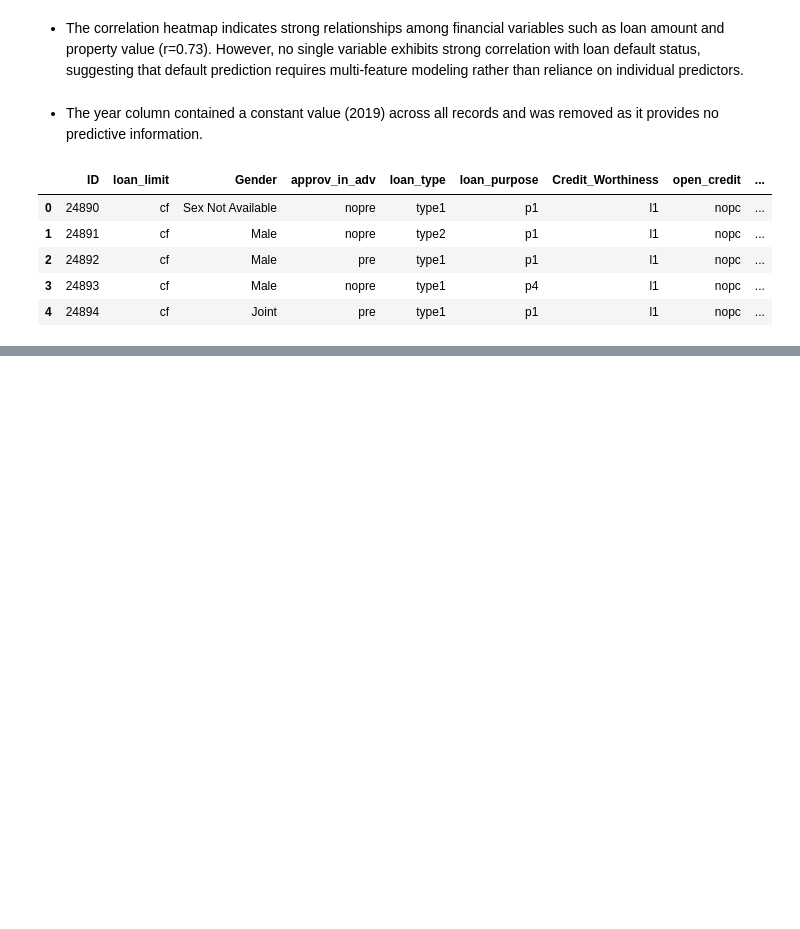
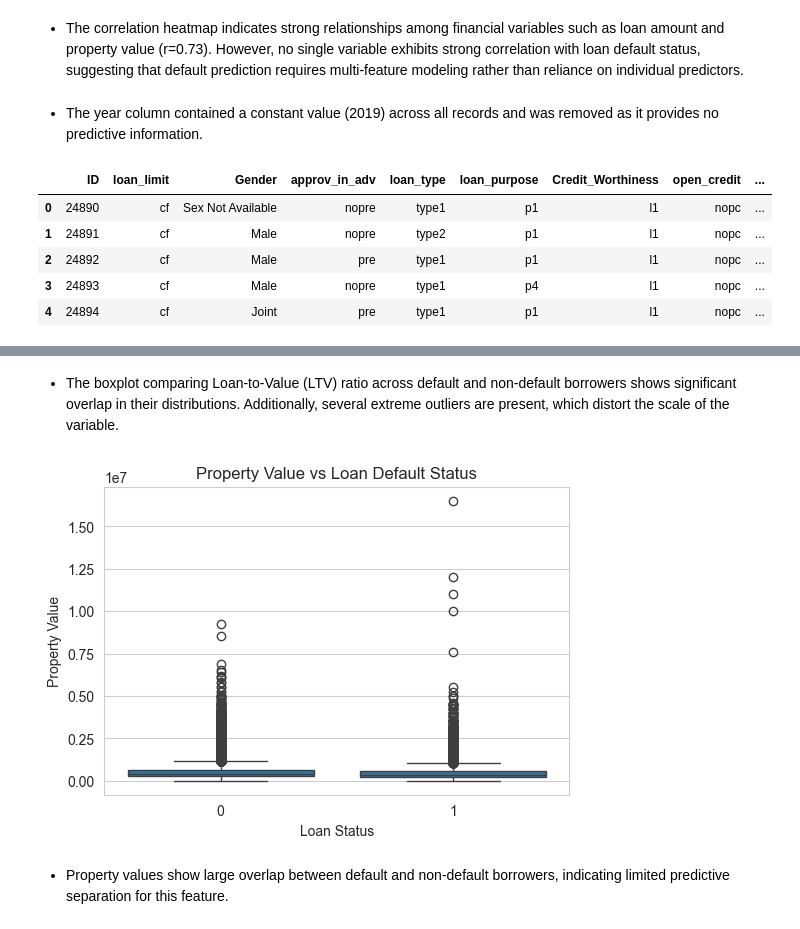
Before and after one commit to Rishabh-Devadiga/AI-Loan-Default-Prediction-, a Jupyter notebook: EDA_loan_dataset.ipynb, the cells around one changed output, grey strips where cells are left out. Drawn from its saved outputs; the diff is of its cells as text; code cells hidden in the pictures; blank space fills up the shorter version.

```diff
--- a/EDA_loan_dataset.ipynb
+++ b/EDA_loan_dataset.ipynb
@@ -288,0 +298,13 @@ df.head(5)
+# %% [markdown]
+- The boxplot comparing Loan-to-Value (LTV) ratio across default and non-default borrowers shows significant overlap in their distributions. Additionally, several extreme outliers are present, which distort the scale of the variable.
+# %%
+plt.figure(figsize=(6,4))
+sns.boxplot(x="Status", y="property_value", data=df)
+plt.title("Property Value vs Loan Default Status")
+plt.xlabel("Loan Status")
+plt.ylabel("Property Value")
+plt.show()
+# %% [output]
+[figure, added]
+# %% [markdown]
+- Property values show large overlap between default and non-default borrowers, indicating limited predictive separation for this feature.
```
Also changed, not shown: parts of 1 cell of this notebook, 1 other file.
